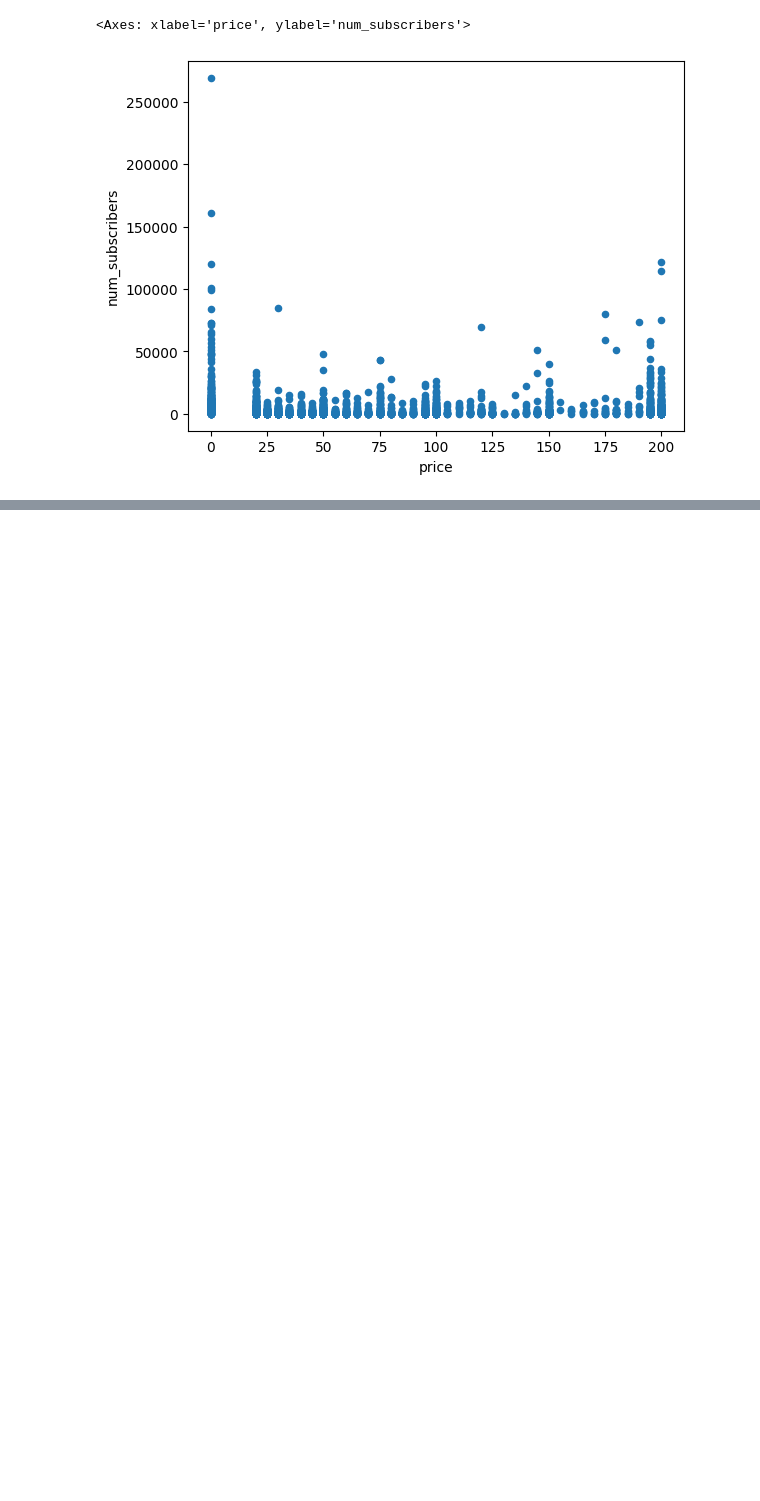
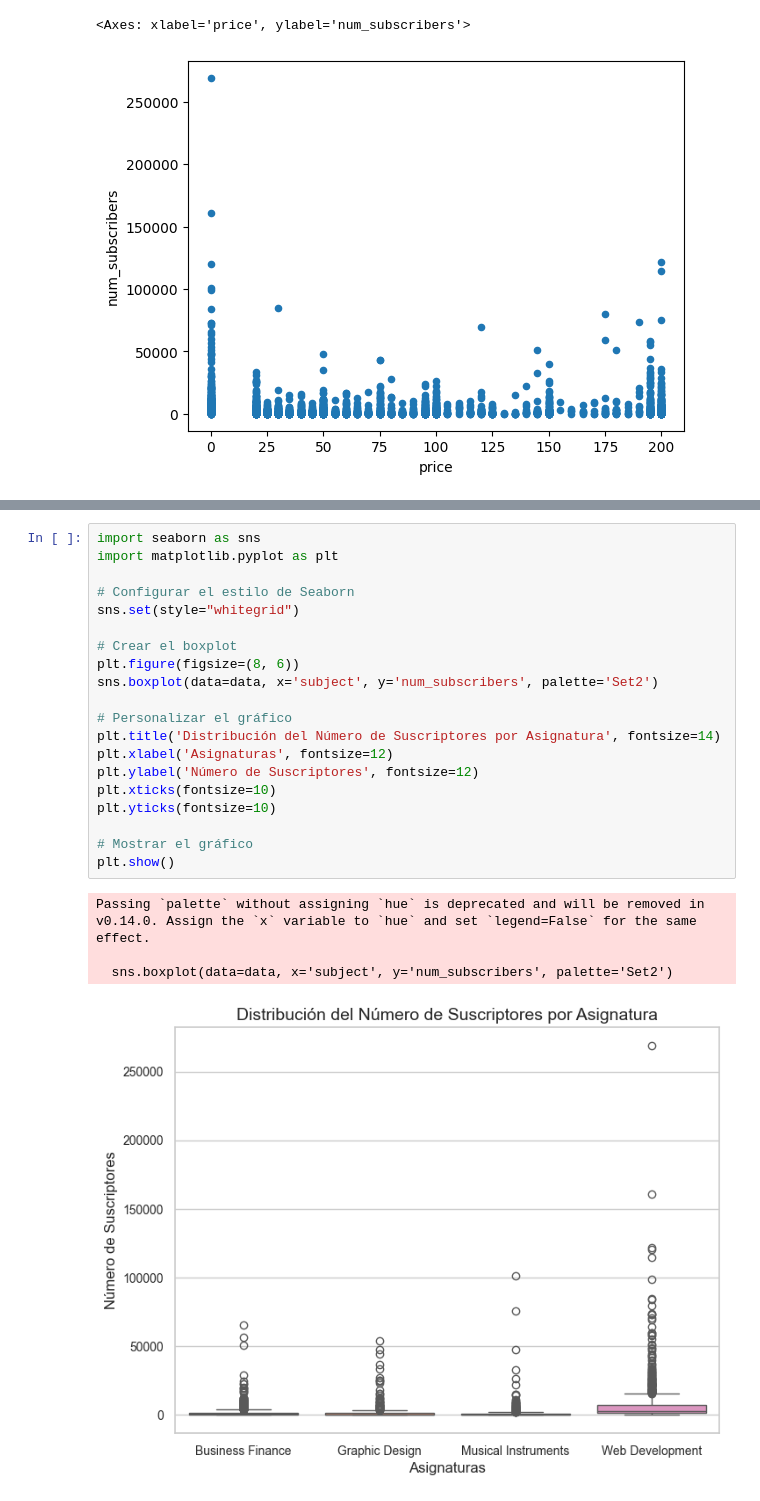
Before and after one commit to Gonzalo22112001/InformeEstadistica, a Jupyter notebook: informe.ipynb, the cells around one changed output, grey strips where cells are left out. Drawn from its saved outputs; the diff is of its cells as text; blank space fills up the shorter version.

```diff
--- a/informe.ipynb
+++ b/informe.ipynb
@@ -269,0 +286,25 @@ data.plot(x='price', y='num_subscribers', kind='scatter')
+# %%
+import seaborn as sns
+import matplotlib.pyplot as plt
+
+# Configurar el estilo de Seaborn
+sns.set(style="whitegrid")
+
+# Crear el boxplot
+plt.figure(figsize=(8, 6))
+sns.boxplot(data=data, x='subject', y='num_subscribers', palette='Set2')
+
+# Personalizar el gráfico
+plt.title('Distribución del Número de Suscriptores por Asignatura', fontsize=14)
+plt.xlabel('Asignaturas', fontsize=12)
+plt.ylabel('Número de Suscriptores', fontsize=12)
+plt.xticks(fontsize=10)
+plt.yticks(fontsize=10)
+
+# Mostrar el gráfico
+plt.show()
+# %% [output]
+Passing `palette` without assigning `hue` is deprecated and will be removed in v0.14.0. Assign the `x` variable to `hue` and set `legend=False` for the same effect.
+
+  sns.boxplot(data=data, x='subject', y='num_subscribers', palette='Set2')
+[figure, added]
```
Also changed, not shown: parts of 5 cells of this notebook.
